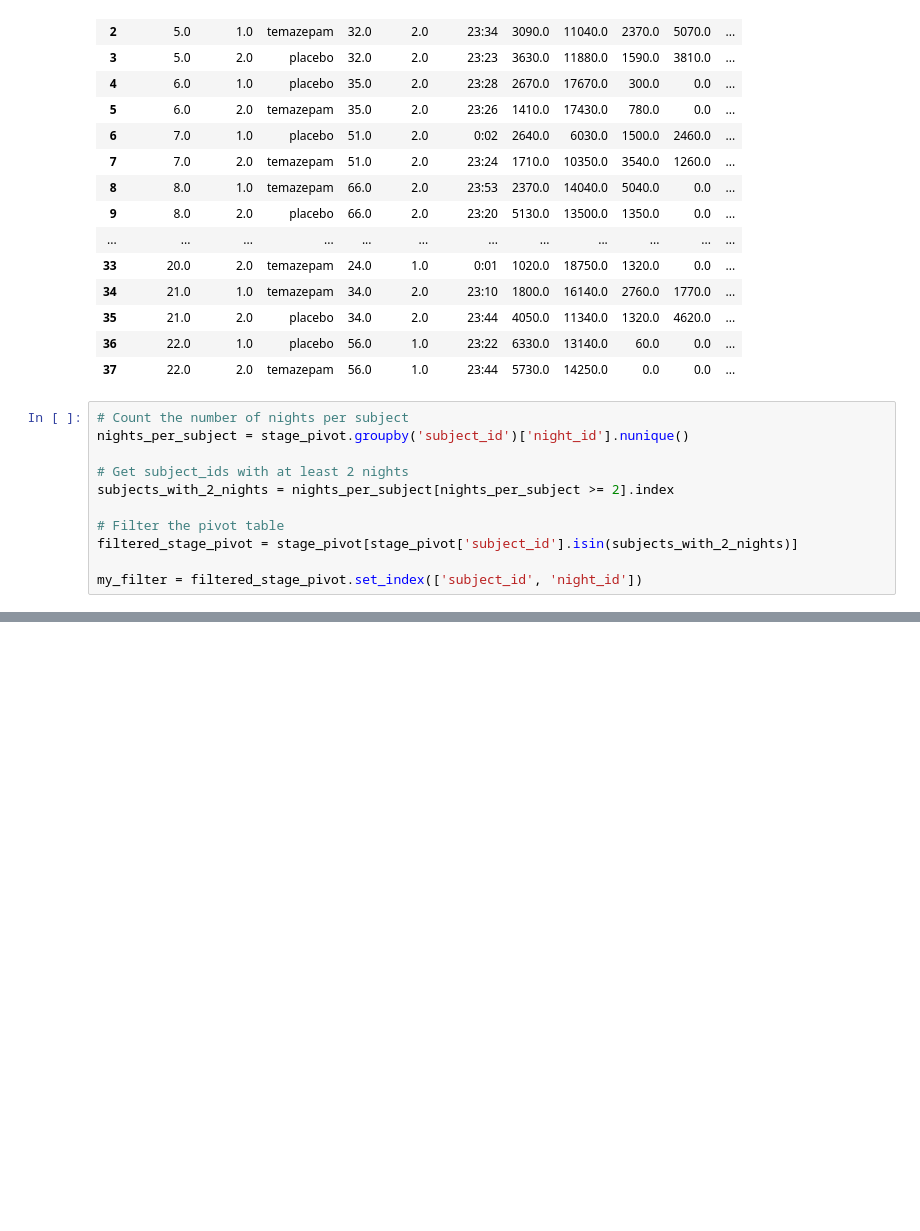
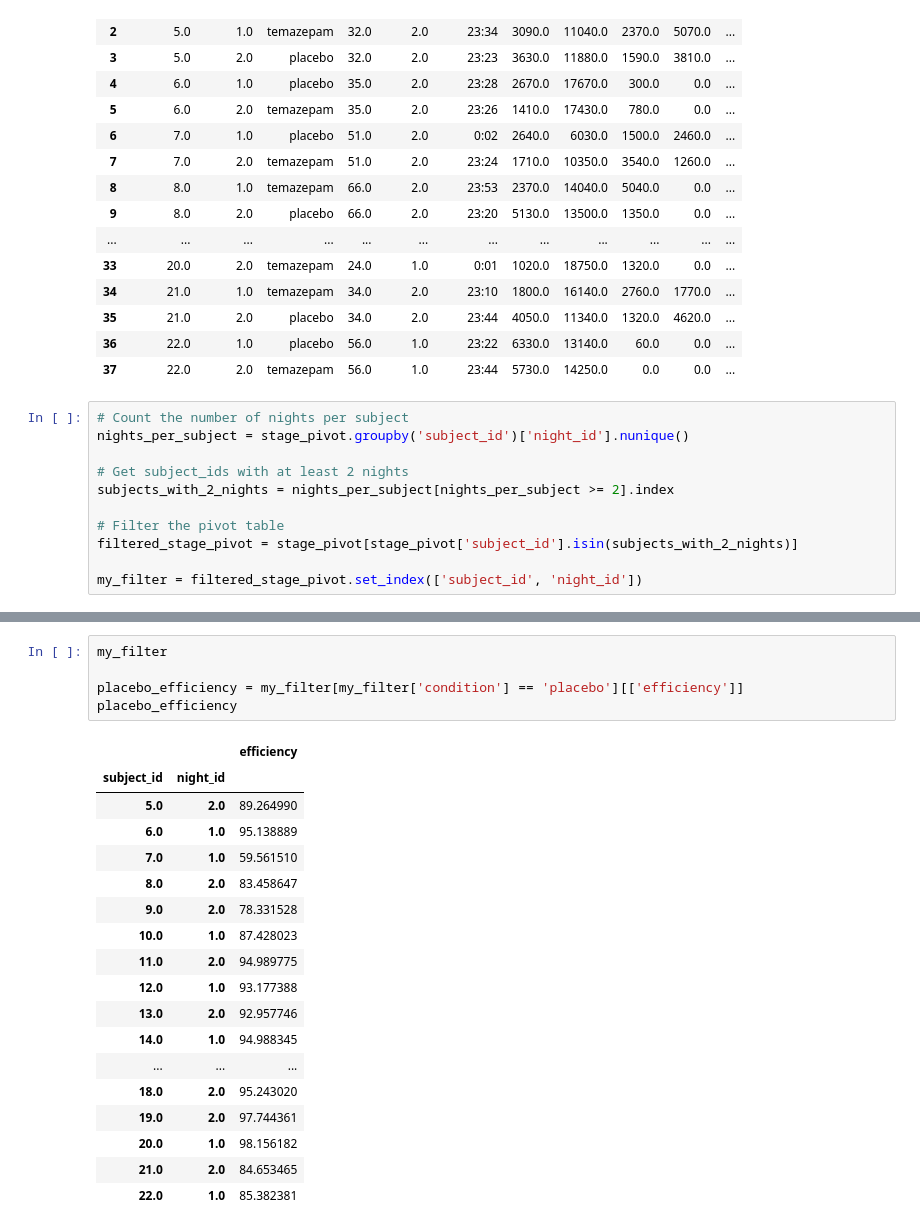
Before and after one commit to CONNIELIUGH/DSC106_Final_Project, a Jupyter notebook: notebooks/DSC_106_final_milan.ipynb, the cells around one changed output, grey strips where cells are left out. Drawn from its saved outputs; the diff is of its cells as text; blank space fills up the shorter version.

```diff
--- a/notebooks/DSC_106_final_milan.ipynb
+++ b/notebooks/DSC_106_final_milan.ipynb
@@ -266 +295,25 @@ my_filter[['W_pct', 'condition', 'age']].sort_values('age')
+# %%
+my_filter
+
+placebo_efficiency = my_filter[my_filter['condition'] == 'placebo'][['efficiency']]
+placebo_efficiency
+# %% [output]
+|  |  | efficiency |
+| subject_id | night_id |  |
+| 5.0 | 2.0 | 89.264990 |
+| 6.0 | 1.0 | 95.138889 |
+| 7.0 | 1.0 | 59.561510 |
+| 8.0 | 2.0 | 83.458647 |
+| 9.0 | 2.0 | 78.331528 |
+| 10.0 | 1.0 | 87.428023 |
+| 11.0 | 2.0 | 94.989775 |
+| 12.0 | 1.0 | 93.177388 |
+| 13.0 | 2.0 | 92.957746 |
+| 14.0 | 1.0 | 94.988345 |
+| ... | ... | ... |
+| 18.0 | 2.0 | 95.243020 |
+| 19.0 | 2.0 | 97.744361 |
+| 20.0 | 1.0 | 98.156182 |
+| 21.0 | 2.0 | 84.653465 |
+| 22.0 | 1.0 | 85.382381 |
 # %%
```
Also changed, not shown: parts of 6 cells of this notebook, 2 other files.
